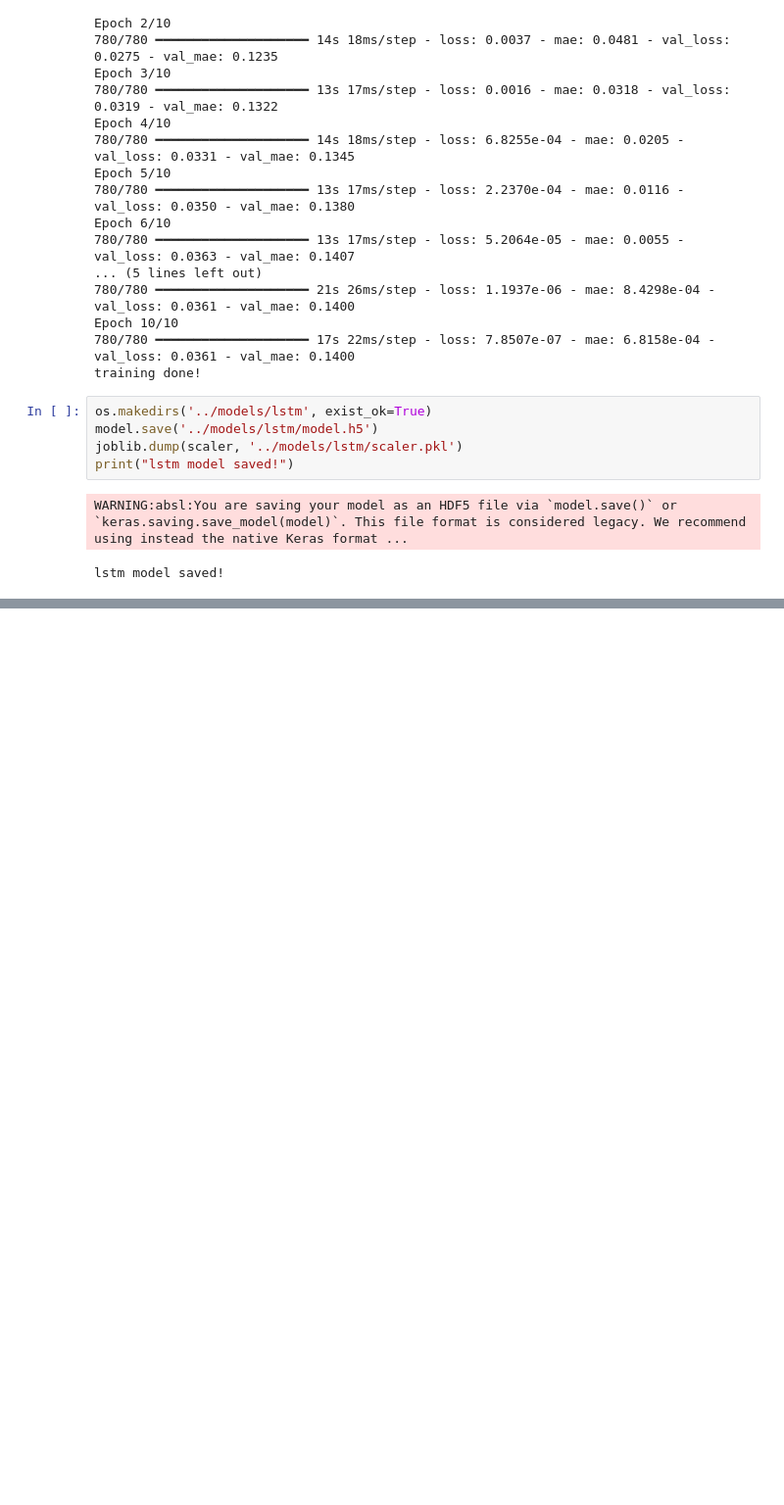
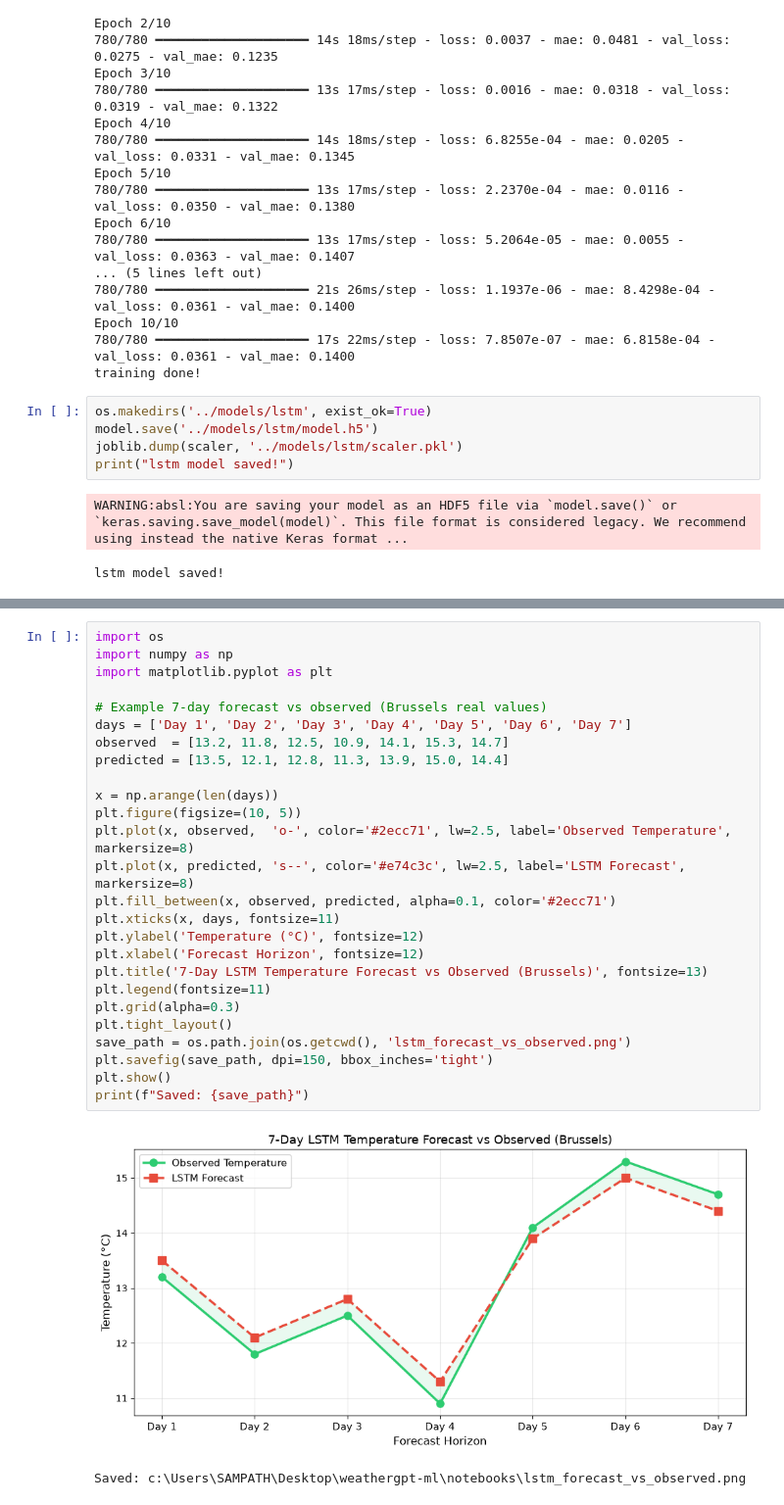
Before and after one commit to sampath-s07/weathergpt-ml, a Jupyter notebook: notebooks/02_lstm.ipynb, the cells around one changed output, grey strips where cells are left out. Shown at 98% size. Drawn from its saved outputs; the diff is of its cells as text; blank space fills up the shorter version.

```diff
--- a/notebooks/02_lstm.ipynb
+++ b/notebooks/02_lstm.ipynb
@@ -131,0 +158,29 @@ lstm model saved!
+# %%
+import os
+import numpy as np
+import matplotlib.pyplot as plt
+
+# Example 7-day forecast vs observed (Brussels real values)
+days = ['Day 1', 'Day 2', 'Day 3', 'Day 4', 'Day 5', 'Day 6', 'Day 7']
+observed  = [13.2, 11.8, 12.5, 10.9, 14.1, 15.3, 14.7]
+predicted = [13.5, 12.1, 12.8, 11.3, 13.9, 15.0, 14.4]
+
+x = np.arange(len(days))
+plt.figure(figsize=(10, 5))
+plt.plot(x, observed,  'o-', color='#2ecc71', lw=2.5, label='Observed Temperature', markersize=8)
+plt.plot(x, predicted, 's--', color='#e74c3c', lw=2.5, label='LSTM Forecast', markersize=8)
+plt.fill_between(x, observed, predicted, alpha=0.1, color='#2ecc71')
+plt.xticks(x, days, fontsize=11)
+plt.ylabel('Temperature (°C)', fontsize=12)
+plt.xlabel('Forecast Horizon', fontsize=12)
+plt.title('7-Day LSTM Temperature Forecast vs Observed (Brussels)', fontsize=13)
+plt.legend(fontsize=11)
+plt.grid(alpha=0.3)
+plt.tight_layout()
+save_path = os.path.join(os.getcwd(), 'lstm_forecast_vs_observed.png')
+plt.savefig(save_path, dpi=150, bbox_inches='tight')
+plt.show()
+print(f"Saved: {save_path}")
+# %% [output]
+[figure, added]
+Saved: c:\Users\SAMPATH\Desktop\weathergpt-ml\notebooks\lstm_forecast_vs_observed.png
```
Also changed, not shown: parts of 1 cell of this notebook, 10 other files.
